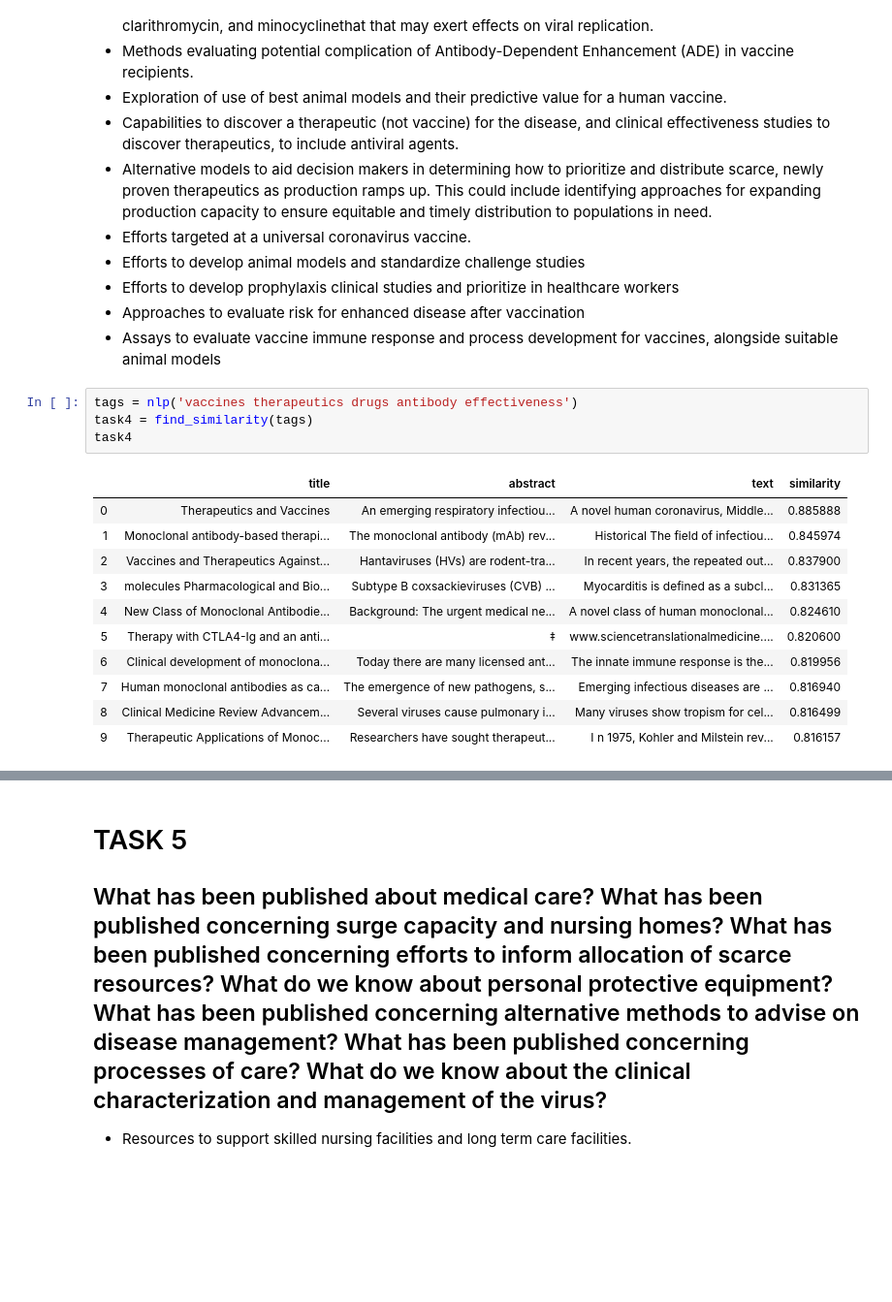
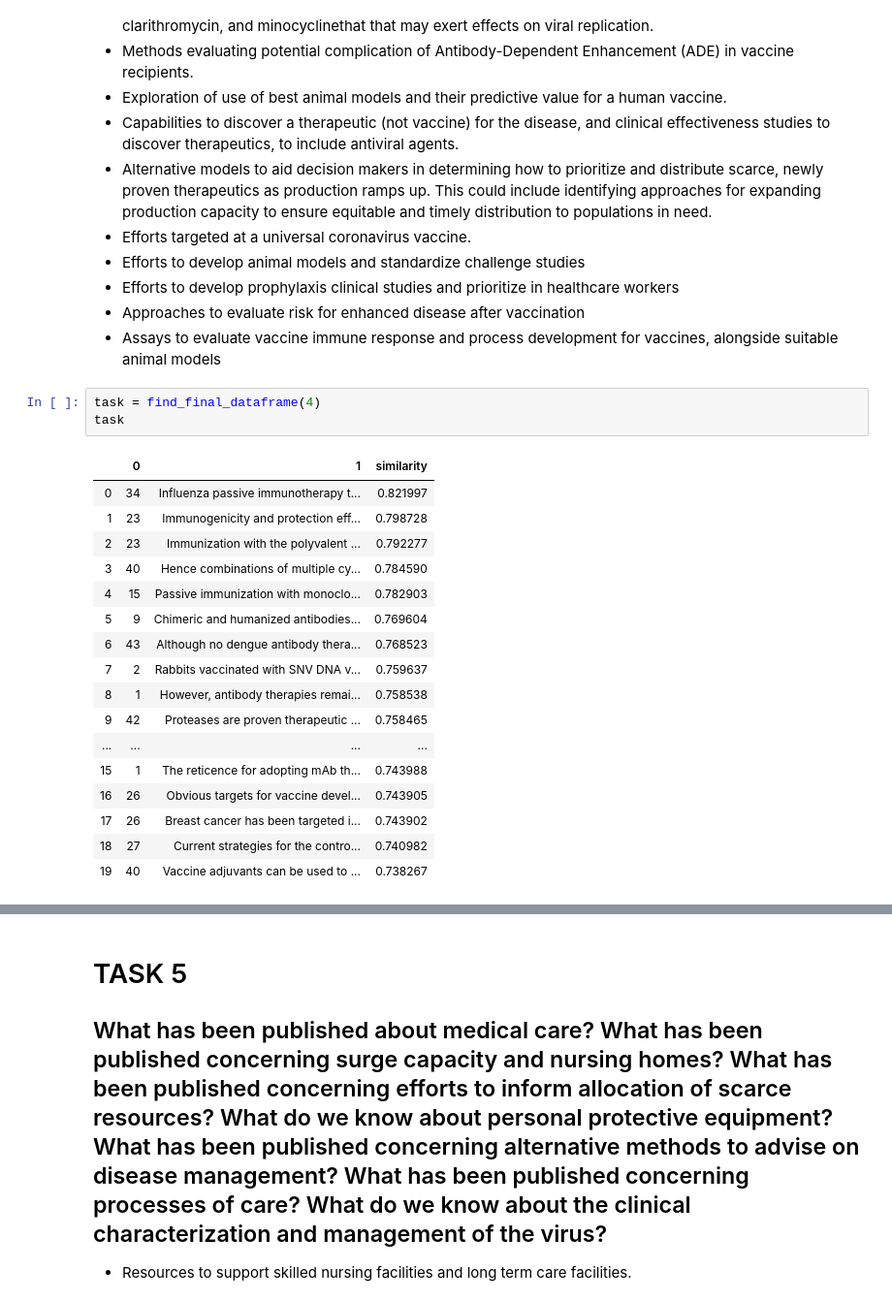
Before and after one commit to tableClothed/COVID-challenge, a Jupyter notebook: find_similarity.ipynb, the cells around one changed output, grey strips where cells are left out. Shown: that part at 97% size. Drawn from its saved outputs; the diff is of its cells as text; blank space fills up the shorter version.

```diff
--- a/find_similarity.ipynb
+++ b/find_similarity.ipynb
@@ -227,19 +249,24 @@ task3
 - Efforts to develop prophylaxis clinical studies and prioritize in healthcare workers
 - Approaches to evaluate risk for enhanced disease after vaccination
 - Assays to evaluate vaccine immune response and process development for vaccines, alongside suitable animal models
-# %%
-tags = nlp('vaccines therapeutics drugs antibody effectiveness')
-task4 = find_similarity(tags)
-task4
-# %% [output]
-|  | title | abstract | text | similarity |
-| 0 | Therapeutics and Vaccines | An emerging respiratory infectiou... | A novel human coronavirus, Middle... | 0.885888 |
-| 1 | Monoclonal antibody-based therapi... | The monoclonal antibody (mAb) rev... | Historical The field of infectiou... | 0.845974 |
-| 2 | Vaccines and Therapeutics Against... | Hantaviruses (HVs) are rodent-tra... | In recent years, the repeated out... | 0.837900 |
-| 3 | molecules Pharmacological and Bio... | Subtype B coxsackieviruses (CVB) ... | Myocarditis is defined as a subcl... | 0.831365 |
-| 4 | New Class of Monoclonal Antibodie... | Background: The urgent medical ne... | A novel class of human monoclonal... | 0.824610 |
-| 5 | Therapy with CTLA4-Ig and an anti... | ‡ | www.sciencetranslationalmedicine.... | 0.820600 |
-| 6 | Clinical development of monoclona... | Today there are many licensed ant... | The innate immune response is the... | 0.819956 |
-| 7 | Human monoclonal antibodies as ca... | The emergence of new pathogens, s... | Emerging infectious diseases are ... | 0.816940 |
-| 8 | Clinical Medicine Review Advancem... | Several viruses cause pulmonary i... | Many viruses show tropism for cel... | 0.816499 |
-| 9 | Therapeutic Applications of Monoc... | Researchers have sought therapeut... | I n 1975, Kohler and Milstein rev... | 0.816157 |
+# %%
+task = find_final_dataframe(4)
+task
+# %% [output]
+|  | 0 | 1 | similarity |
+| 0 | 34 | Influenza passive immunotherapy t... | 0.821997 |
+| 1 | 23 | Immunogenicity and protection eff... | 0.798728 |
+| 2 | 23 | Immunization with the polyvalent ... | 0.792277 |
+| 3 | 40 | Hence combinations of multiple cy... | 0.784590 |
+| 4 | 15 | Passive immunization with monoclo... | 0.782903 |
+| 5 | 9 | Chimeric and humanized antibodies... | 0.769604 |
+| 6 | 43 | Although no dengue antibody thera... | 0.768523 |
+| 7 | 2 | Rabbits vaccinated with SNV DNA v... | 0.759637 |
+| 8 | 1 | However, antibody therapies remai... | 0.758538 |
+| 9 | 42 | Proteases are proven therapeutic ... | 0.758465 |
+| ... | ... | ... | ... |
+| 15 | 1 | The reticence for adopting mAb th... | 0.743988 |
+| 16 | 26 | Obvious targets for vaccine devel... | 0.743905 |
+| 17 | 26 | Breast cancer has been targeted i... | 0.743902 |
+| 18 | 27 | Current strategies for the contro... | 0.740982 |
+| 19 | 40 | Vaccine adjuvants can be used to ... | 0.738267 |
```
Also changed, not shown: parts of 37 cells of this notebook, 12 other files.
